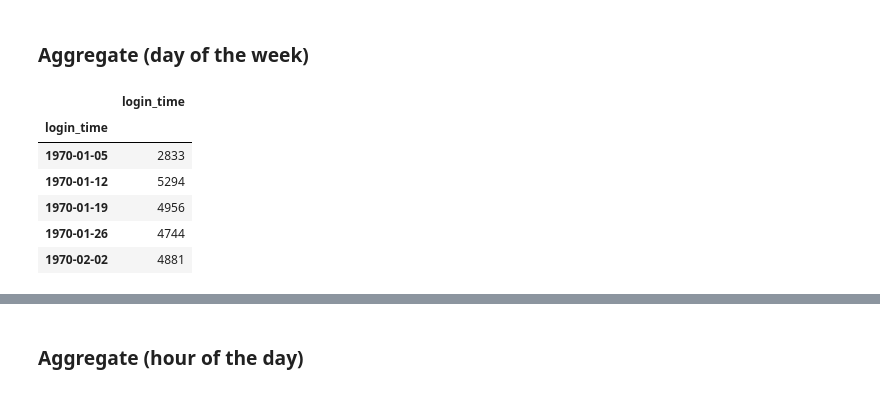
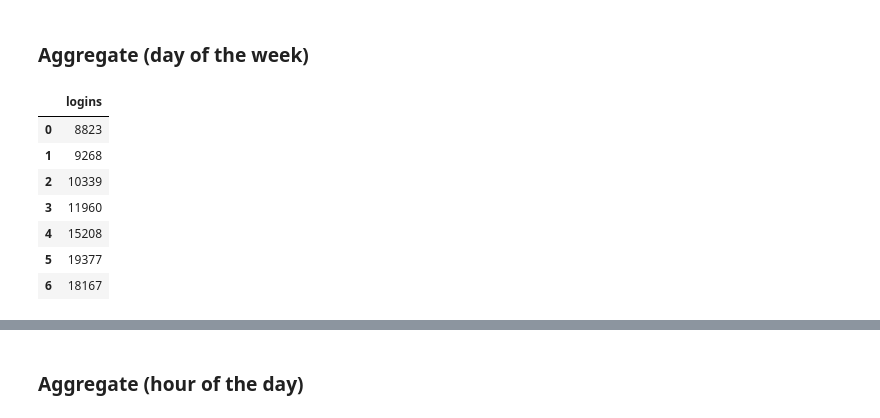
Before and after one commit to milesin3d/Springboard-MiniProjects, a Jupyter notebook: Ultimate Technologies Inc/Utimate_Technologies_Inc.ipynb, the cells around one changed output, grey strips where cells are left out. Drawn from its saved outputs; the diff is of its cells as text; code cells hidden in the pictures.

```diff
--- a/Ultimate Technologies Inc/Utimate_Technologies_Inc.ipynb
+++ b/Ultimate Technologies Inc/Utimate_Technologies_Inc.ipynb
@@ -150,15 +162,18 @@ logins_agg.head()
 # %% [markdown]
 ### Aggregate (day of the week)
 # %%
-# aggregate by day of the week (Sunday - Saturday)
+# aggregate by day of the week (Monday - Sunday)
 
-logins_agg_day = logins.resample('W-MON', on='login_time').count()
-logins_agg_day.head()
+
+dow = pd.DataFrame(logins.login_time.dt.dayofweek.value_counts().sort_index())
+dow.columns = ['logins']
+dow
 # %% [output]
-|  | login_time |
-| login_time |  |
-| 1970-01-05 | 2833 |
-| 1970-01-12 | 5294 |
-| 1970-01-19 | 4956 |
-| 1970-01-26 | 4744 |
-| 1970-02-02 | 4881 |
+|  | logins |
+| 0 | 8823 |
+| 1 | 9268 |
+| 2 | 10339 |
+| 3 | 11960 |
+| 4 | 15208 |
+| 5 | 19377 |
+| 6 | 18167 |
```
Also changed, not shown: parts of 32 cells of this notebook.
